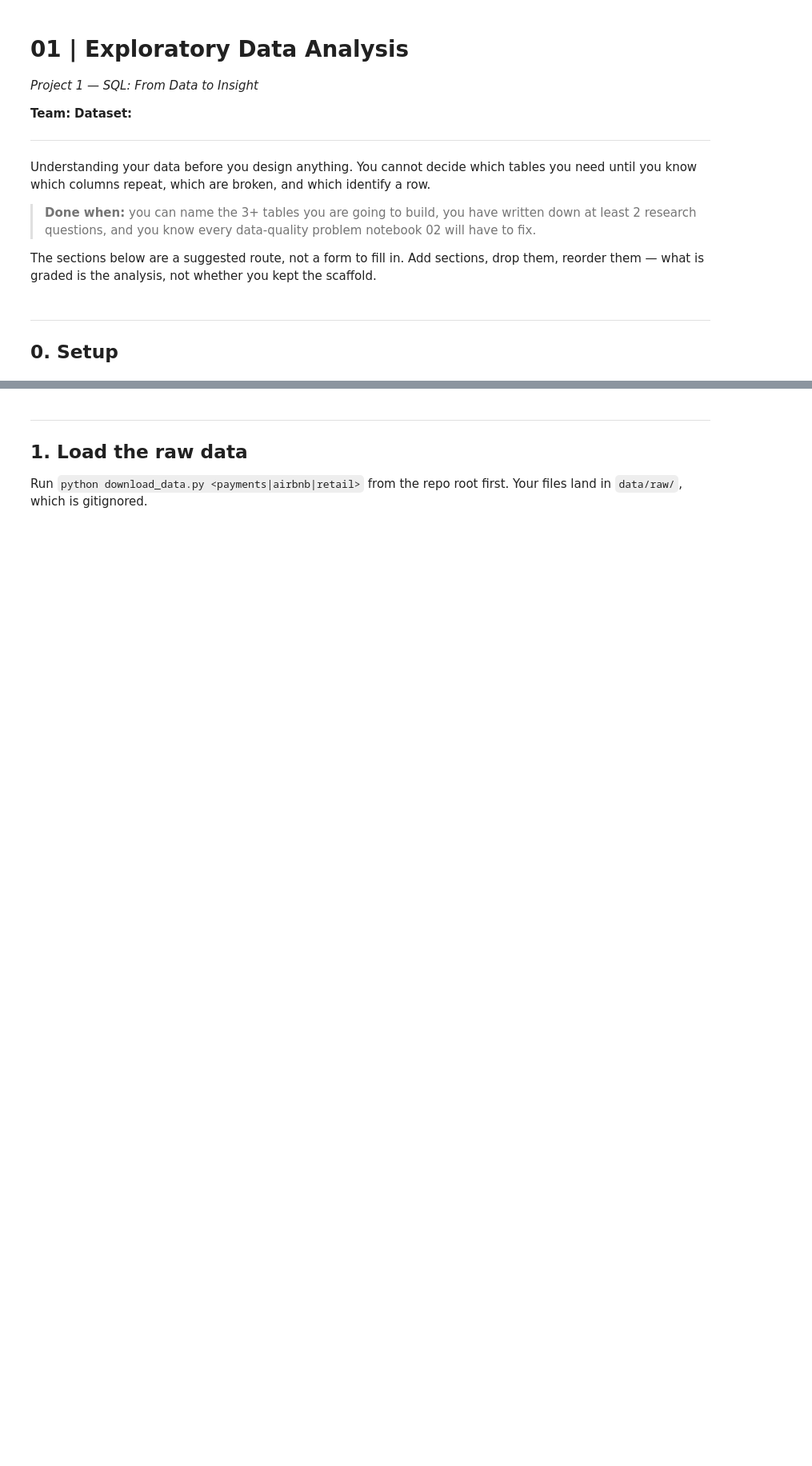
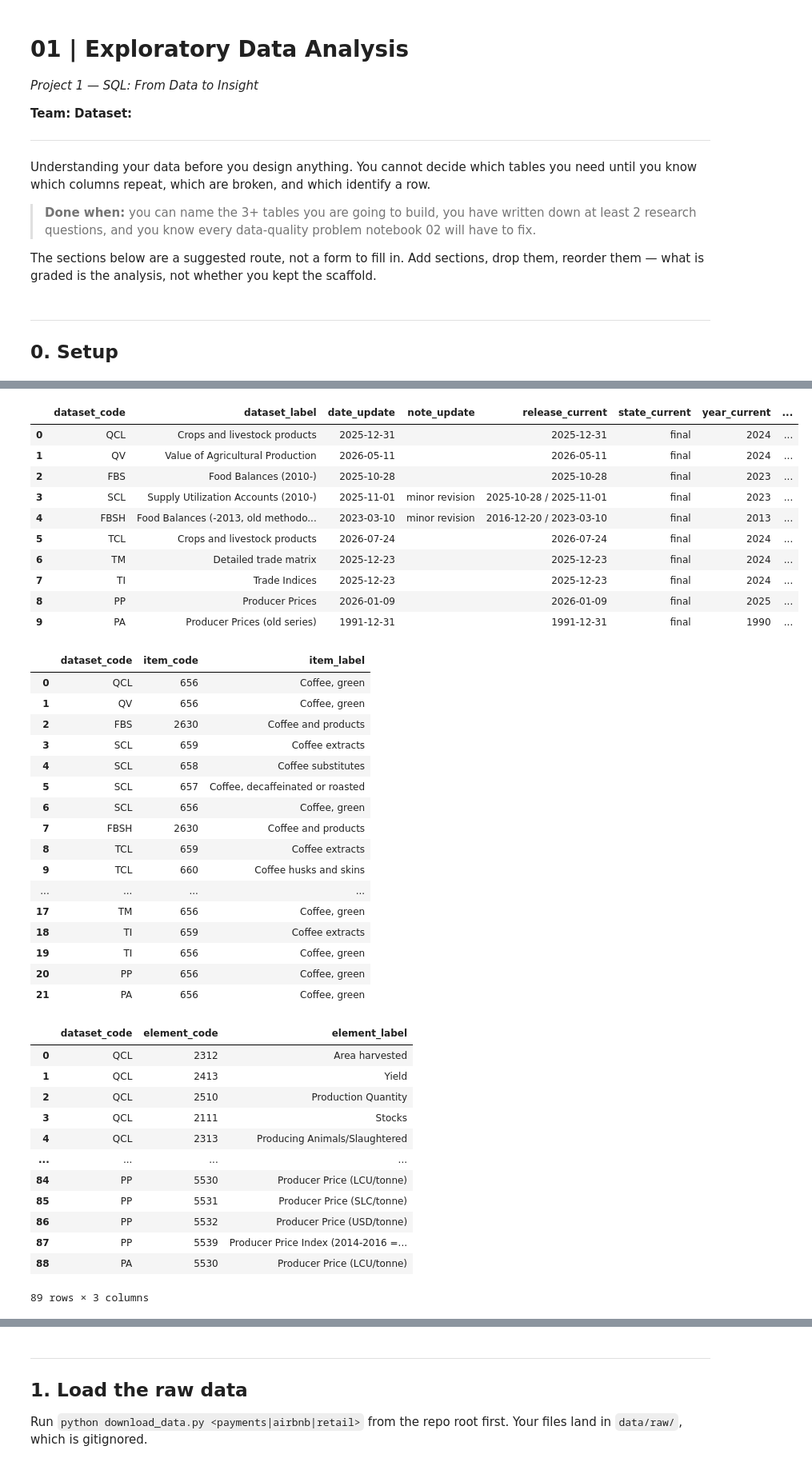
Before and after one commit to benjiro000/project-1-eda, a Jupyter notebook: notebooks/01_eda.ipynb, the cells around one changed output, grey strips where cells are left out. Shown at 80% size. Cells and saved outputs as stored; diff of their text form; code cells hidden in the pictures; blank space fills up the shorter version.

```diff
--- a/notebooks/01_eda.ipynb
+++ b/notebooks/01_eda.ipynb
@@ -33,0 +111,45 @@ sns.set_theme(style="whitegrid")
+# %%
+coffee_datasets, coffee_items, coffee_elements, skipped_datasets = (coffee_datasets_fao(df_fao_list_datasets))
+display(coffee_datasets, coffee_items, coffee_elements, skipped_datasets)
+# %% [output]
+|  | dataset_code | dataset_label | date_update | note_update | release_current | state_current | year_current | ... |
+| 0 | QCL | Crops and livestock products | 2025-12-31 |  | 2025-12-31 | final | 2024 | ... |
+| 1 | QV | Value of Agricultural Production | 2026-05-11 |  | 2026-05-11 | final | 2024 | ... |
+| 2 | FBS | Food Balances (2010-) | 2025-10-28 |  | 2025-10-28 | final | 2023 | ... |
+| 3 | SCL | Supply Utilization Accounts (2010-) | 2025-11-01 | minor revision | 2025-10-28 / 2025-11-01 | final | 2023 | ... |
+| 4 | FBSH | Food Balances (-2013, old methodo... | 2023-03-10 | minor revision | 2016-12-20 / 2023-03-10 | final | 2013 | ... |
+| 5 | TCL | Crops and livestock products | 2026-07-24 |  | 2026-07-24 | final | 2024 | ... |
+| 6 | TM | Detailed trade matrix | 2025-12-23 |  | 2025-12-23 | final | 2024 | ... |
+| 7 | TI | Trade Indices | 2025-12-23 |  | 2025-12-23 | final | 2024 | ... |
+| 8 | PP | Producer Prices | 2026-01-09 |  | 2026-01-09 | final | 2025 | ... |
+| 9 | PA | Producer Prices (old series) | 1991-12-31 |  | 1991-12-31 | final | 1990 | ... |
+|  | dataset_code | item_code | item_label |
+| 0 | QCL | 656 | Coffee, green |
+| 1 | QV | 656 | Coffee, green |
+| 2 | FBS | 2630 | Coffee and products |
+| 3 | SCL | 659 | Coffee extracts |
+| 4 | SCL | 658 | Coffee substitutes |
+| 5 | SCL | 657 | Coffee, decaffeinated or roasted |
+| 6 | SCL | 656 | Coffee, green |
+| 7 | FBSH | 2630 | Coffee and products |
+| 8 | TCL | 659 | Coffee extracts |
+| 9 | TCL | 660 | Coffee husks and skins |
+| ... | ... | ... | ... |
+| 17 | TM | 656 | Coffee, green |
+| 18 | TI | 659 | Coffee extracts |
+| 19 | TI | 656 | Coffee, green |
+| 20 | PP | 656 | Coffee, green |
+| 21 | PA | 656 | Coffee, green |
+|  | dataset_code | element_code | element_label |
+| 0 | QCL | 2312 | Area harvested |
+| 1 | QCL | 2413 | Yield |
+| 2 | QCL | 2510 | Production Quantity |
+| 3 | QCL | 2111 | Stocks |
+| 4 | QCL | 2313 | Producing Animals/Slaughtered |
+| ... | ... | ... | ... |
+| 84 | PP | 5530 | Producer Price (LCU/tonne) |
+| 85 | PP | 5531 | Producer Price (SLC/tonne) |
+| 86 | PP | 5532 | Producer Price (USD/tonne) |
+| 87 | PP | 5539 | Producer Price Index (2014-2016 =... |
+| 88 | PA | 5530 | Producer Price (LCU/tonne) |
+89 rows × 3 columns
```
Also changed, not shown: parts of 6 cells of this notebook, 2 other files.
